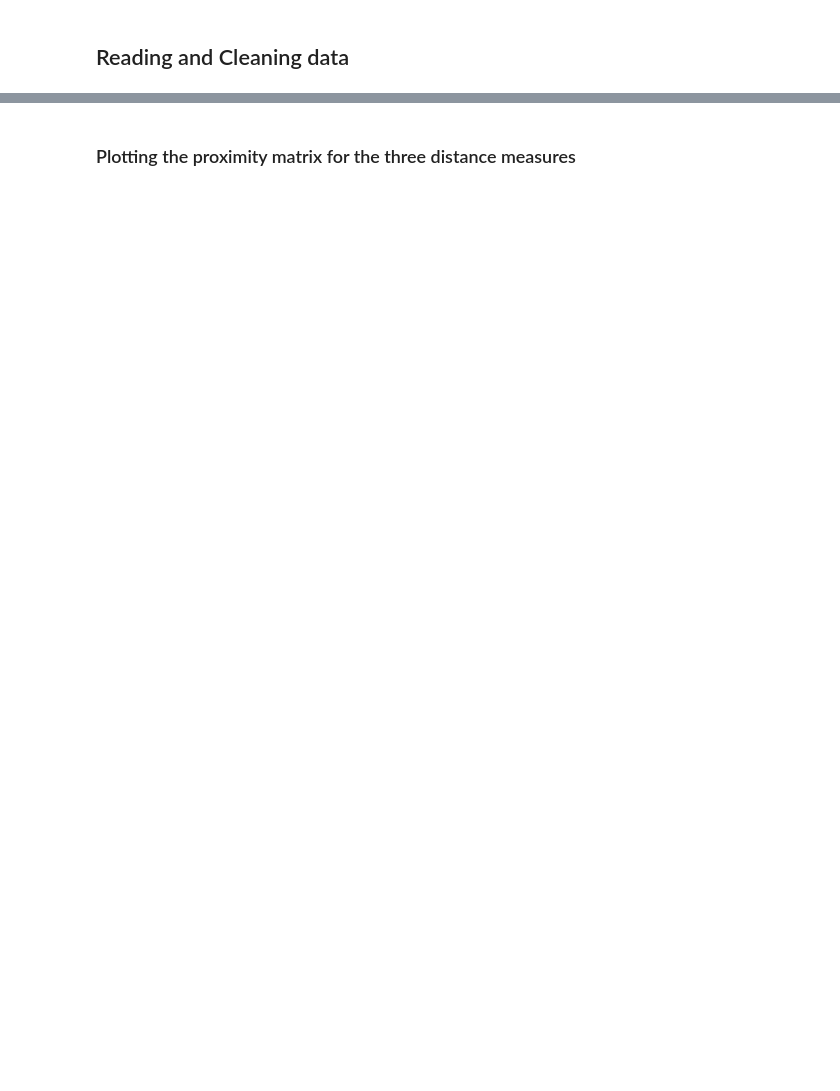
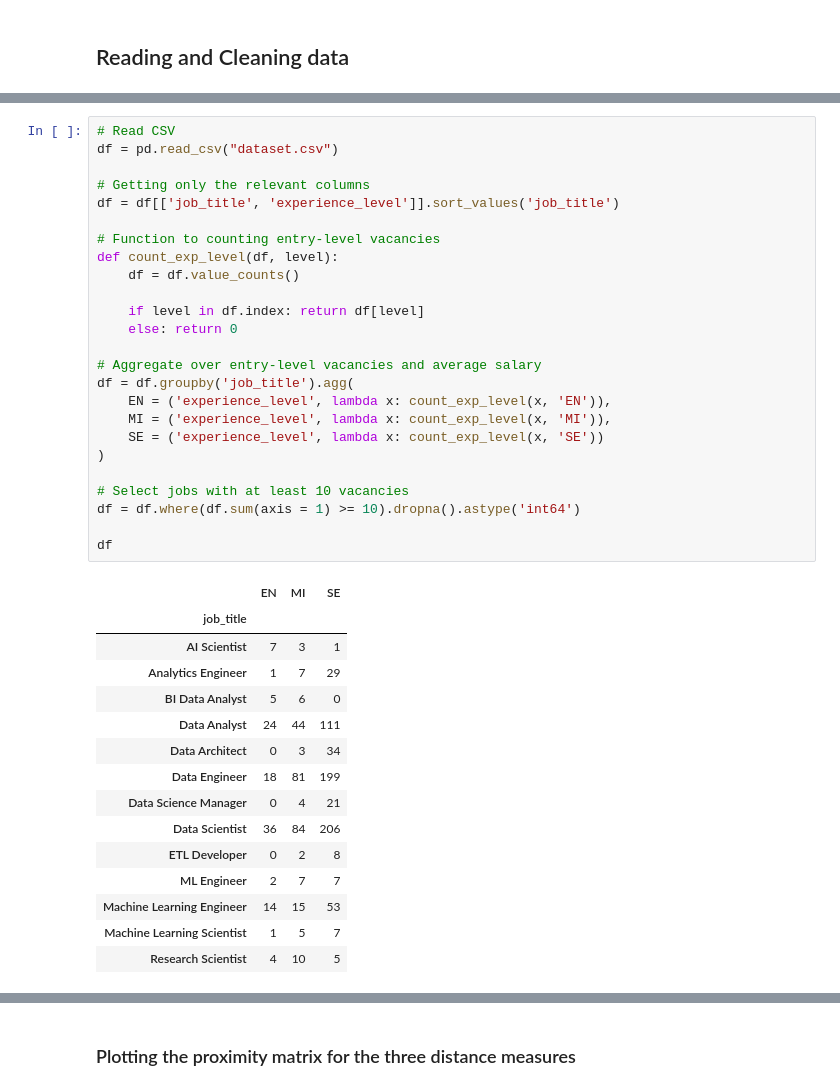
Before and after one commit to nicolaubruno/ML_projects, a Jupyter notebook: Data Science Jobs/Analysis.ipynb, the cells around one changed output, grey strips where cells are left out. Saved outputs shown, nothing was run; the diff lists cells and outputs as text; blank space fills up the shorter version.

```diff
--- a/Data Science Jobs/Analysis.ipynb
+++ b/Data Science Jobs/Analysis.ipynb
@@ -57,0 +23,41 @@ df
+# %%
+# Read CSV
+df = pd.read_csv("dataset.csv")
+
+# Getting only the relevant columns
+df = df[['job_title', 'experience_level']].sort_values('job_title')
+
+# Function to counting entry-level vacancies
+def count_exp_level(df, level):
+    df = df.value_counts()
+
+    if level in df.index: return df[level]
+    else: return 0
+
+# Aggregate over entry-level vacancies and average salary
+df = df.groupby('job_title').agg(
+    EN = ('experience_level', lambda x: count_exp_level(x, 'EN')),
+    MI = ('experience_level', lambda x: count_exp_level(x, 'MI')),
+    SE = ('experience_level', lambda x: count_exp_level(x, 'SE'))
+)
+
+# Select jobs with at least 10 vacancies
+df = df.where(df.sum(axis = 1) >= 10).dropna().astype('int64')
+
+df
+# %% [output]
+|  | EN | MI | SE |
+| job_title |  |  |  |
+| AI Scientist | 7 | 3 | 1 |
+| Analytics Engineer | 1 | 7 | 29 |
+| BI Data Analyst | 5 | 6 | 0 |
+| Data Analyst | 24 | 44 | 111 |
+| Data Architect | 0 | 3 | 34 |
+| Data Engineer | 18 | 81 | 199 |
+| Data Science Manager | 0 | 4 | 21 |
+| Data Scientist | 36 | 84 | 206 |
+| ETL Developer | 0 | 2 | 8 |
+| ML Engineer | 2 | 7 | 7 |
+| Machine Learning Engineer | 14 | 15 | 53 |
+| Machine Learning Scientist | 1 | 5 | 7 |
+| Research Scientist | 4 | 10 | 5 |
```
Also changed, not shown: parts of 13 cells of this notebook.
